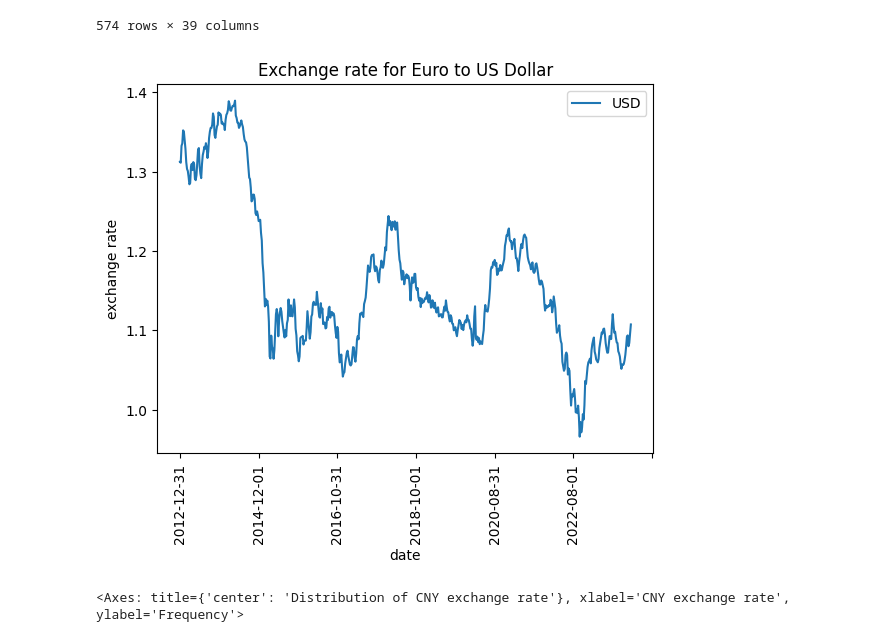
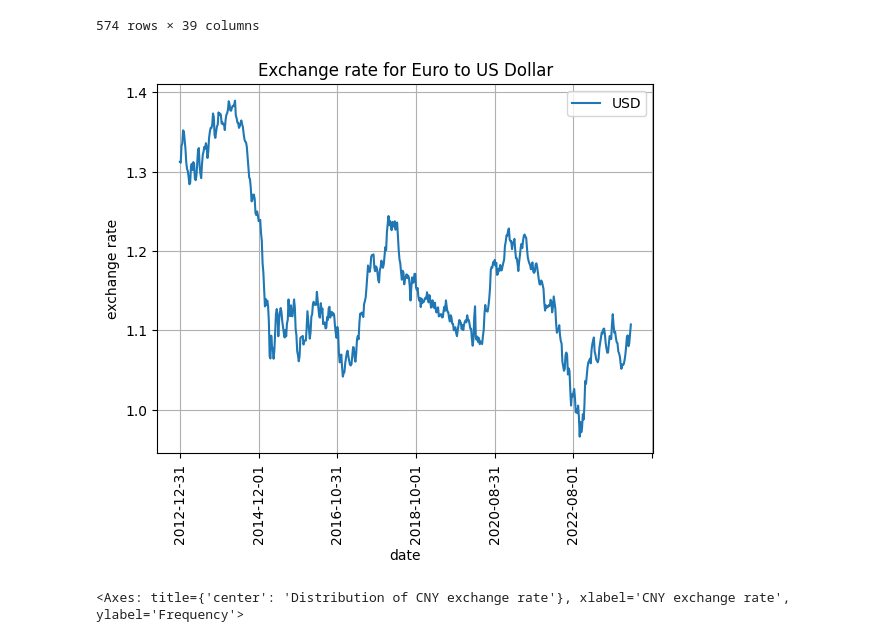
Before and after one commit to noemie-wanjiru/currency_exchange_analysis, a Jupyter notebook: currency_exchange_analysis.ipynb, the cells around one changed output. Cells and saved outputs as stored; diff of their text form; code cells hidden in the pictures.

Commit message:
Add grid lines to Exchange rate for  Euro to USD dollar chart

```diff
--- a/currency_exchange_analysis.ipynb
+++ b/currency_exchange_analysis.ipynb
@@ -40,9 +40,9 @@ df
 574 rows × 39 columns
 # %%
 ### How is the exchange rate of the Euro (EUR) against the US dollar (USD) changed over time?
-usd=df[['index','USD']].set_index('index').sort_index(ascending=True).plot(title='Exchange rate for Euro to US Dollar',ylabel='exchange rate', rot=90, xlabel='date')
+usd=df[['index','USD']].set_index('index').sort_index(ascending=True).plot(title='Exchange rate for Euro to US Dollar',ylabel='exchange rate', rot=90, xlabel='date', grid= True)
 # %% [output]
-[figure, old version]
+[figure, new version]
 # %%
 # What is the distribution of exchange rates for the chines yuan CNY against the EUR
 df['CNY'].plot.hist(xlabel='CNY exchange rate', title='Distribution of CNY exchange rate')
```
